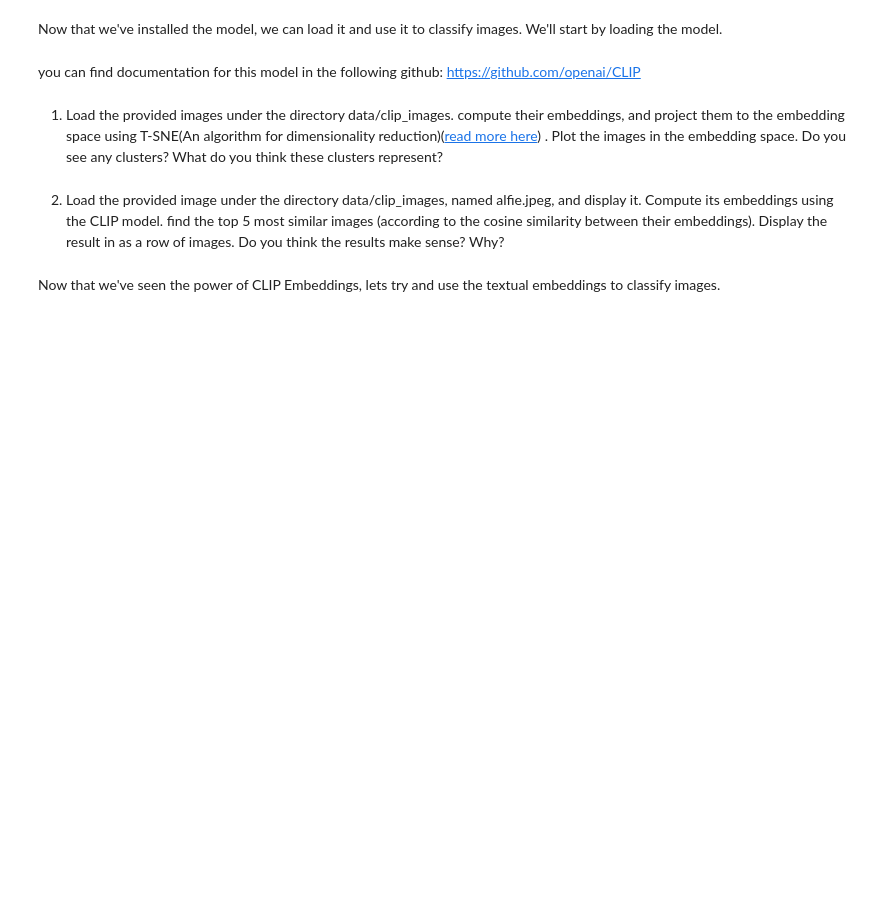
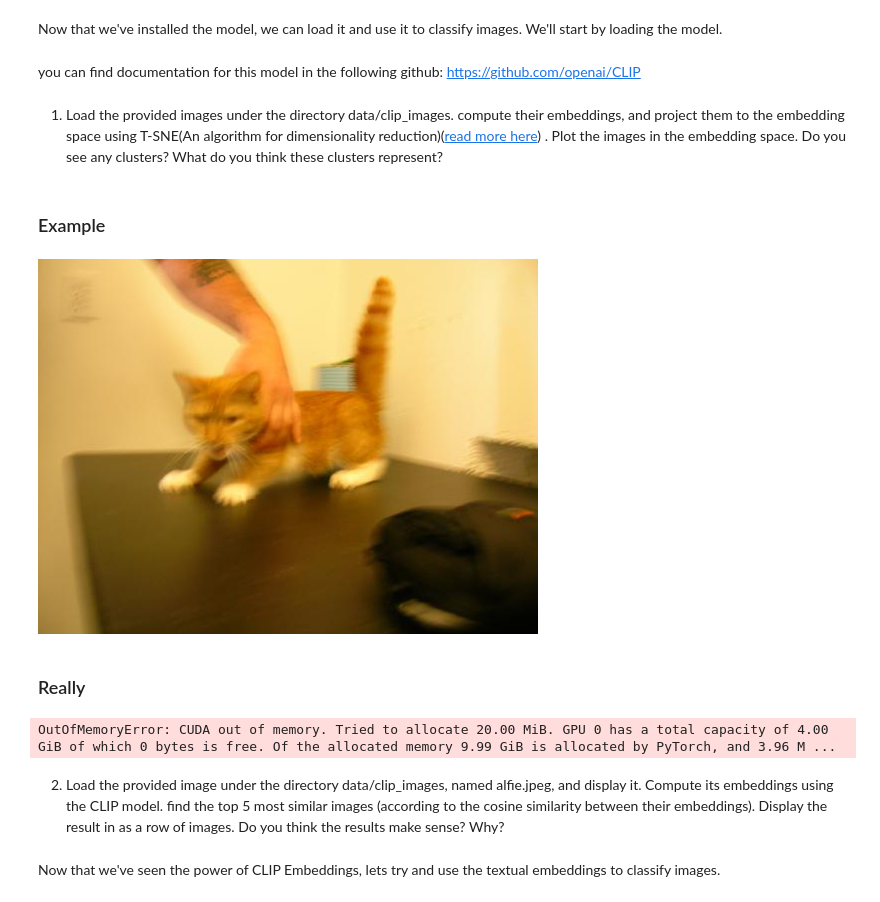
Before and after one commit to wr0om/ComputerVisionHW, a Jupyter notebook: HW1/ee046746_hw2_classification_foundation_models.ipynb, the cells around one changed output. Saved outputs shown, nothing was run; the diff lists cells and outputs as text; code cells hidden in the pictures; blank space fills up the shorter version.

```diff
--- a/HW1/ee046746_hw2_classification_foundation_models.ipynb
+++ b/HW1/ee046746_hw2_classification_foundation_models.ipynb
@@ -505,3 +620,17 @@ model, preprocess = clip.load("ViT-L/14@336px", device=device)
 you can find documentation for this model in the following github: https://github.com/openai/CLIP
 # %% [markdown]
 1. Load the provided images under the directory data/clip_images. compute their embeddings, and project them to the embedding space using T-SNE(An algorithm for dimensionality reduction)(<a href="https://scikit-learn.org/stable/modules/generated/sklearn.manifold.TSNE.html">read more here</a>) . Plot the images in the embedding space. Do you see any clusters? What do you think these clusters represent?
+# %%
+# load images from data/clip_images (there are 3 directories: cat, dog, and test)
+clip_images = {}
+for category in ['cats', 'dogs', 'test']:
+    clip_images[category] = []
+    for image_path in glob.glob(f'data/clip_images/{category}/*.jpg'):
+        image = load_image(image_path)
+        clip_images[category].append(image)
+# %% [markdown]
+### Example
+# %%
+clip_images['cats'][0]
+# %% [output]
+[figure, added]
@@ -508,3 +640,15 @@ you can find documentation for this model in the following github: https://githu
+# %% [markdown]
+### Really
+# %%
+clip_embeddings = {}
+for category, images in clip_images.items():
+    clip_embeddings[category] = []
+    for image in images:
+        image = preprocess(image).unsqueeze(0).to(device)
+        image_features = model.encode_image(image)
+        clip_embeddings[category].append(image_features)
+# %% [output]
+OutOfMemoryError: CUDA out of memory. Tried to allocate 20.00 MiB. GPU 0 has a total capacity of 4.00 GiB of which 0 bytes is free. Of the allocated memory 9.99 GiB is allocated by PyTorch, and 3.96 M ...
 # %% [markdown]
 2. Load the provided image under the directory data/clip_images, named alfie.jpeg, and display it. Compute its embeddings using the CLIP model. find the top 5 most similar images (according to the cosine similarity between their embeddings). Display the result in as a row of images. Do you think the results make sense? Why?
 # %% [markdown]
```
Also changed, not shown: parts of 8 cells of this notebook.
